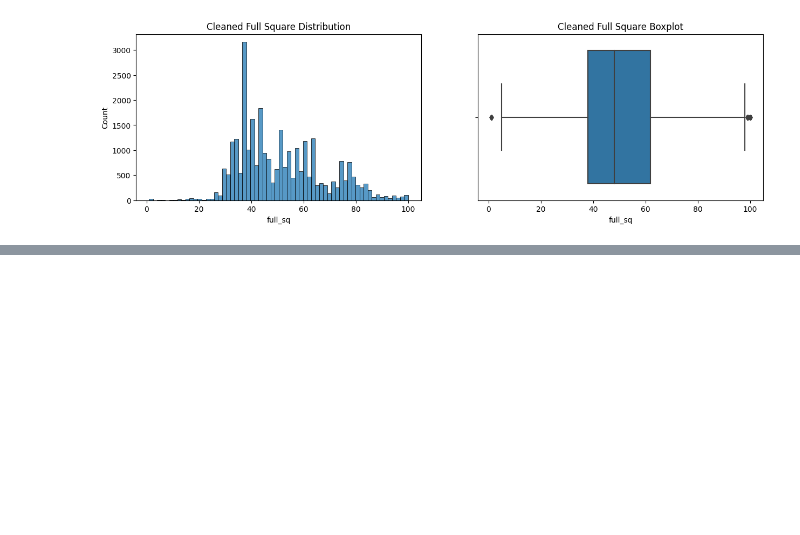
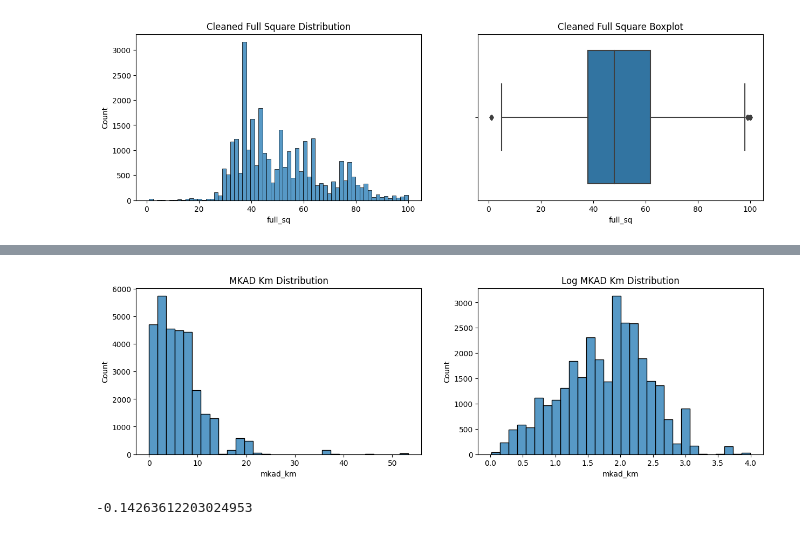
Before and after one commit to xsomxsomx/DST-1024, a Jupyter notebook: Skillfactory/PYTHON-14. Очистка данных/Theory.ipynb, the cells around one changed output, grey strips where cells are left out. Drawn from its saved outputs; the diff is of its cells as text; code cells hidden in the pictures; blank space fills up the shorter version.

```diff
--- a/Skillfactory/PYTHON-14. Очистка данных/Theory.ipynb
+++ b/Skillfactory/PYTHON-14. Очистка данных/Theory.ipynb
@@ -577,0 +634,26 @@ boxplot.set_title('Cleaned Full Square Boxplot');
+# %%
+# Иногда для распределений, похожих на логнормальное, может
+# помочь логарифмирование. Оно может привести исходное
+# распределение к подобию нормального. Причем, основание
+# логарифма может быть любым.
+
+# Построим две гистограммы признака расстояния до МКАД (mkad_km):
+# первая — в обычном масштабе, а вторая — в логарифмическом.
+# Логарифмировать будем с помощью функции log() из библиотеки numpy
+# (натуральный логарифм — логарифм по основанию числа e). Признак
+# имеет среди своих значений 0. Из математики известно, что логарифма
+# от 0 не существует, поэтому мы прибавляем к нашему признаку 1,
+# чтобы не логарифмировать нули и не получать предупреждения.
+
+fig, axes = plt.subplots(1, 2, figsize=(15, 4))
+
+#гистограмма исходного признака
+histplot = sns.histplot(sber_data['mkad_km'], bins=30, ax=axes[0])
+histplot.set_title('MKAD Km Distribution');
+
+#гистограмма в логарифмическом масштабе
+log_mkad_km = np.log(sber_data['mkad_km'] + 1)
+histplot = sns.histplot(log_mkad_km , bins=30, ax=axes[1])
+histplot.set_title('Log MKAD Km Distribution');
+# %% [output]
+[figure, added]
@@ -577,0 +669,11 @@ boxplot.set_title('Cleaned Full Square Boxplot');
+# %%
+# ✏️ Примечание: Численный показатель асимметрии можно вычислить с помощью метода:
+# skew():
+print(log_mkad_km.skew())
+# -0.14263612203024953
+# Асимметрия распределения называется правосторонней, если она положительная:
+# As > 0;
+# Асимметрия распределения называется левосторонней, если она отрицательная:
+# As < 0.
+# %% [output]
+-0.14263612203024953
```
Also changed, not shown: parts of 7 cells of this notebook.
